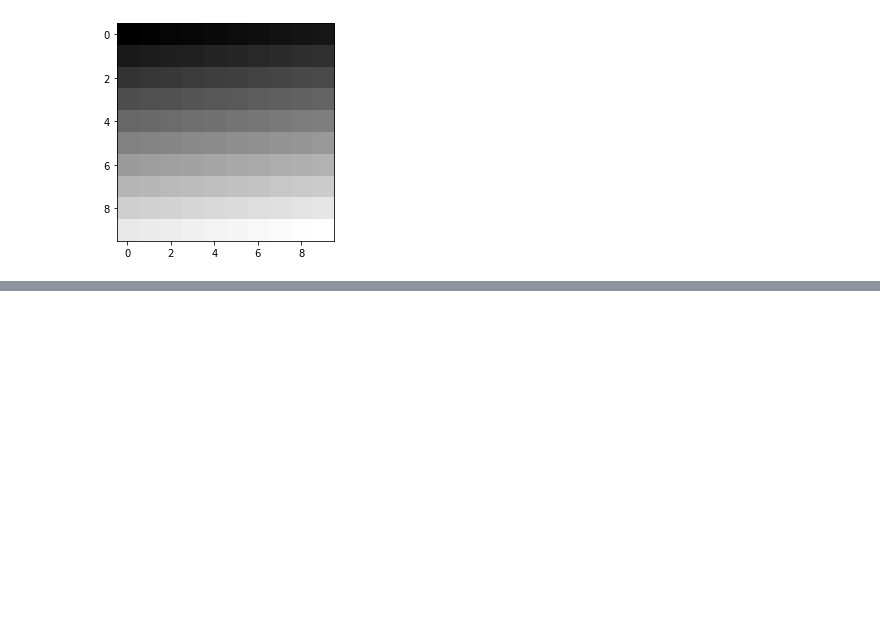
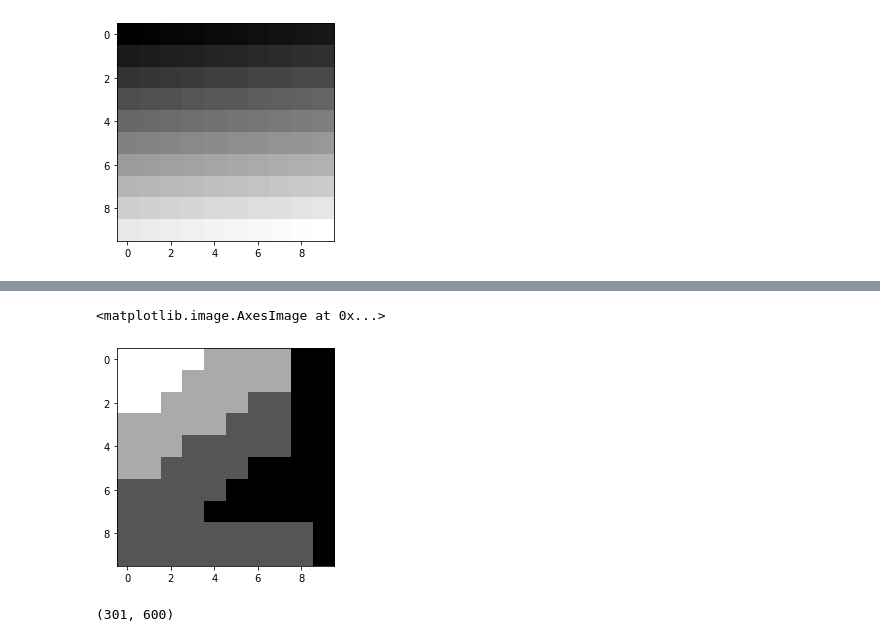
Before and after one commit to agnik2019/Facial_emotion_flask, a Jupyter notebook: Understanding Images.ipynb, the cells around one changed output, grey strips where cells are left out. Drawn from its saved outputs; the diff is of its cells as text; code cells hidden in the pictures; blank space fills up the shorter version.

```diff
--- a/Understanding Images.ipynb
+++ b/Understanding Images.ipynb
@@ -217,0 +244,13 @@ plt.imshow(arr2, cmap="gray")
+# %%
+slice = gray[0:10, 0:10]
+# %%
+plt.imshow(slice, cmap="gray")
+# %% [output]
+<matplotlib.image.AxesImage at 0x...>
+[figure, added]
+# %%
+#shrink (w = 602, h = 1200)
+img_re = cv2.resize(gray,(600,301), cv2.INTER_AREA)
+img_re.shape
+# %% [output]
+(301, 600)
```
Also changed, not shown: parts of 23 cells of this notebook, 19 other files.
